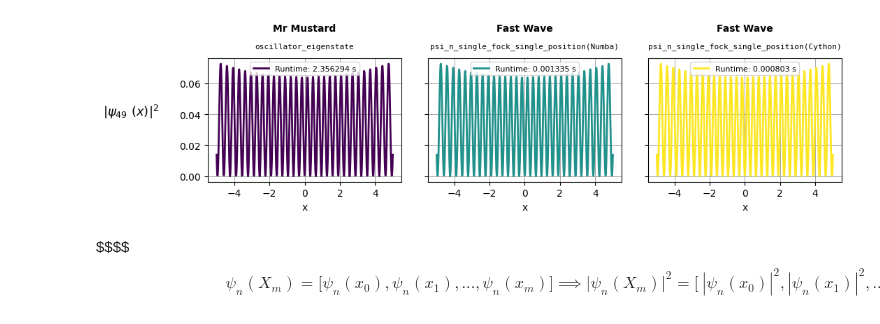
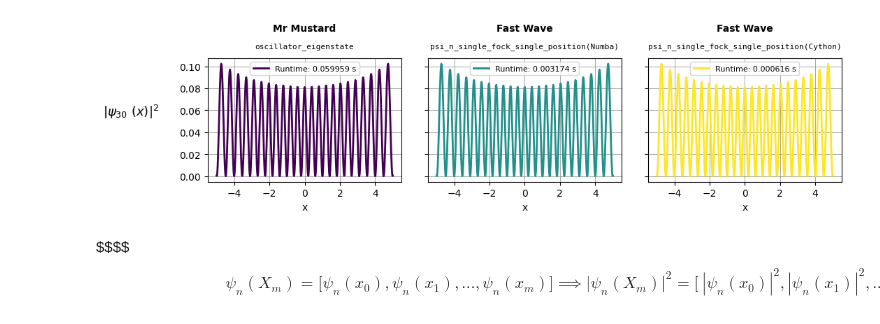
Before and after one commit to fobos123deimos/fast-wave, a Jupyter notebook: examples/speed_tests_numba_and_cython.ipynb, the cells around one changed output. Cells and saved outputs as stored; diff of their text form; code cells hidden in the pictures.

```diff
--- a/examples/speed_tests_numba_and_cython.ipynb
+++ b/examples/speed_tests_numba_and_cython.ipynb
@@ -51,7 +70,7 @@ Additionally, Mr Mustard uses **LRU (Least Recently Used)** cache management thr
 ![Mr_Mustard_vs_Fast_Wave_2.png](embedded-picture-2)
 # %%
 #@title Comparing Mr Mustard's speed to Fast Wave (Single Fock & Single Position; real values)
-n = 49 #@param
+n = 30 #@param
 x_max = 5.0 #@param
 x_min = -5.0 #@param
 number_of_points = 500 #@param
@@ -59,43 +78,46 @@ use_normalized_hermite_coefficients_matrix_Numba = False #@param
 
 x_values = np.linspace(x_min, x_max, number_of_points)
 
+psi_n_sfsp_Cython = lru_cache(maxsize=128)(wc.psi_n_single_fock_single_position)
+psi_n_sfsp_Numba = lru_cache(maxsize=128)(wn.psi_n_single_fock_single_position)
+
 start_time = time.time()
-y_Psi_n_x_Fast_Wave_Cython = [ abs(wc.psi_n_single_fock_single_position(n,x))**2 for x in x_values]
+y_Psi_n_x_Fast_Wave_Cython = [ abs(psi_n_sfsp_Cython(n,x))**2 for x in x_values]
 Fast_Wave_Cython_time = time.time() - start_time
 
 start_time = time.time()
-y_Psi_n_x_Fast_Wave_Numba = [ abs(wn.psi_n_single_fock_single_position(n,x,CS_matrix = use_normalized_hermite_coefficients_matrix_Numba))**2 for x in x_values]
+y_Psi_n_x_Fast_Wave_Numba = [ abs(psi_n_sfsp_Numba(n,x,CS_matrix = use_normalized_hermite_coefficients_matrix_Numba))**2 for x in x_values]
 Fast_Wave_Numba_time = time.time() - start_time
 
 start_time = time.time()
 y_Psi_n_x_Mr_Mustard = [abs((oscillator_eigenstate([x*h_bar_12],n+1)*h_bar_14)[-1][0])**2 for x in x_values]
 Mr_Mustard_time = time.time() - start_time
 
 
 plots = [y_Psi_n_x_Mr_Mustard, y_Psi_n_x_Fast_Wave_Numba, y_Psi_n_x_Fast_Wave_Cython]
 titles = ["Mr Mustard", "Fast Wave", "Fast Wave"]
 subtitles = ["oscillator_eigenstate", "psi_n_single_fock_single_position(Numba)",
              "psi_n_single_fock_single_position(Cython)"]
 times = [Mr_Mustard_time, Fast_Wave_Numba_time, Fast_Wave_Cython_time]
 
 fig, axs = plt.subplots(1, 3, figsize=(11, 3), sharey=True)
 
 axs[0].set_ylabel('$|\psi_{%s} \ (x)|^{2}$'%n, fontsize = 13, rotation = 0,  labelpad = 50)
 colors = plt.cm.viridis(np.linspace(0, 1, 3))
 
 for i in range(len(plots)):
     axs[i].plot(x_values, plots[i], linewidth=2, color = colors[i], label=f"Runtime: {times[i]:.6f} s",)
     axs[i].grid(color='gray', linestyle='-', linewidth=0.5)
     axs[i].set_xlabel('x')
 
     axs[i].set_title(f"{titles[i]}", fontsize=10, fontweight='bold', pad=28)
     axs[i].text(0.5, 1.10, f"{subtitles[i]}", fontsize=8, fontfamily='monospace', ha='center', va='center', transform=axs[i].transAxes)
     axs[i].legend(loc="best", fontsize=8)
 
 plt.tight_layout()
 plt.show()
 # %% [output]
-[figure, old version]
+[figure, new version]
 # %% [markdown]
 $$$$
 $$ \qquad \qquad \qquad \qquad \psi_{n}(X_{m}) = \bigg[\psi_{n}(x_{0}), \psi_{n}(x_{1}), ..., \psi_{n}(x_{m})\bigg] \implies \big|\psi_{n}(X_{m})\big|^{2} = \bigg[\ |\psi_{n}(x_{0})|^2, |\psi_{n}(x_{1})|^2, ..., |\psi_{n}(x_{m})|^2 \ \bigg] $$
```
Also changed, not shown: parts of 3 cells of this notebook.
